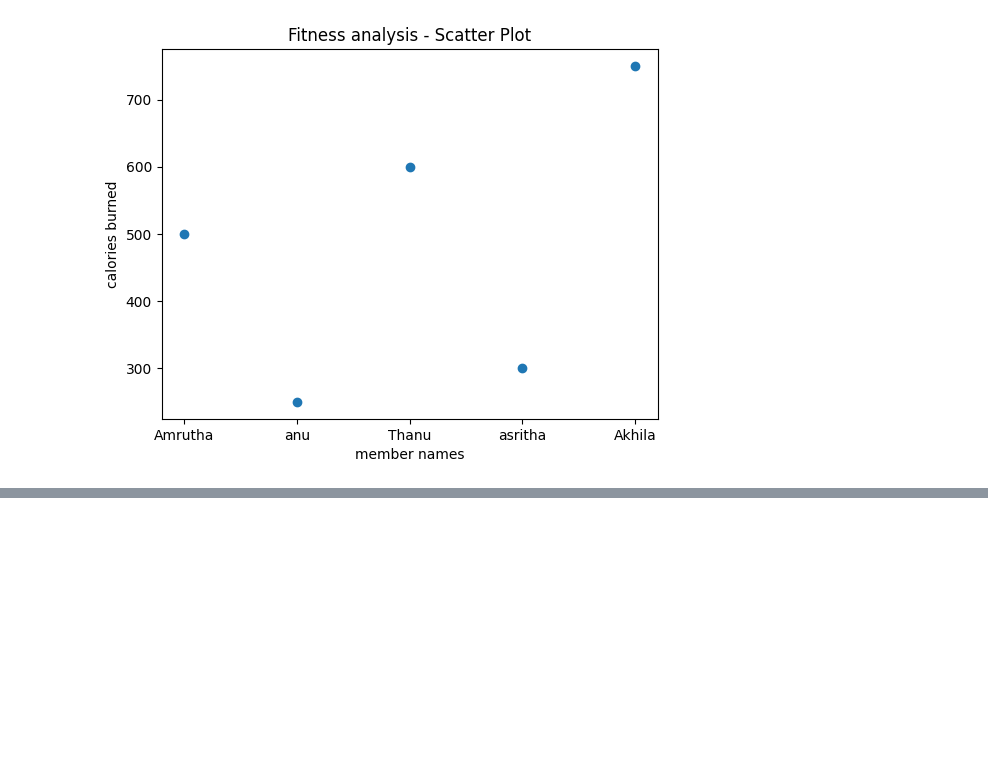
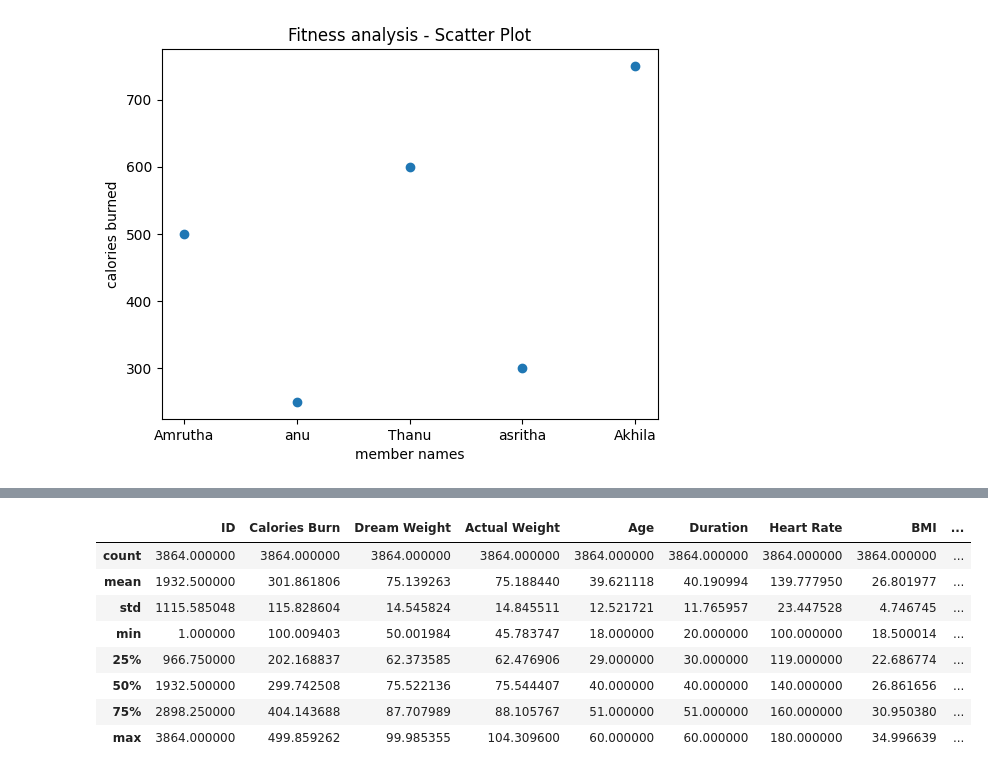
Before and after one commit to AmruthaBS282004/DATA-ANALYTICS, a Jupyter notebook: descriptive.ipynb, the cells around one changed output, grey strips where cells are left out. Drawn from its saved outputs; the diff is of its cells as text; code cells hidden in the pictures; blank space fills up the shorter version.

```diff
--- a/descriptive.ipynb
+++ b/descriptive.ipynb
@@ -56,0 +85,12 @@ person with maximum calories burned: Akhila
+# %%
+df.describe()
+# %% [output]
+|  | ID | Calories Burn | Dream Weight | Actual Weight | Age | Duration | Heart Rate | BMI | ... |
+| count | 3864.000000 | 3864.000000 | 3864.000000 | 3864.000000 | 3864.000000 | 3864.000000 | 3864.000000 | 3864.000000 | ... |
+| mean | 1932.500000 | 301.861806 | 75.139263 | 75.188440 | 39.621118 | 40.190994 | 139.777950 | 26.801977 | ... |
+| std | 1115.585048 | 115.828604 | 14.545824 | 14.845511 | 12.521721 | 11.765957 | 23.447528 | 4.746745 | ... |
+| min | 1.000000 | 100.009403 | 50.001984 | 45.783747 | 18.000000 | 20.000000 | 100.000000 | 18.500014 | ... |
+| 25% | 966.750000 | 202.168837 | 62.373585 | 62.476906 | 29.000000 | 30.000000 | 119.000000 | 22.686774 | ... |
+| 50% | 1932.500000 | 299.742508 | 75.522136 | 75.544407 | 40.000000 | 40.000000 | 140.000000 | 26.861656 | ... |
+| 75% | 2898.250000 | 404.143688 | 87.707989 | 88.105767 | 51.000000 | 51.000000 | 160.000000 | 30.950380 | ... |
+| max | 3864.000000 | 499.859262 | 99.985355 | 104.309600 | 60.000000 | 60.000000 | 180.000000 | 34.996639 | ... |
```
Also changed, not shown: parts of 9 cells of this notebook.
